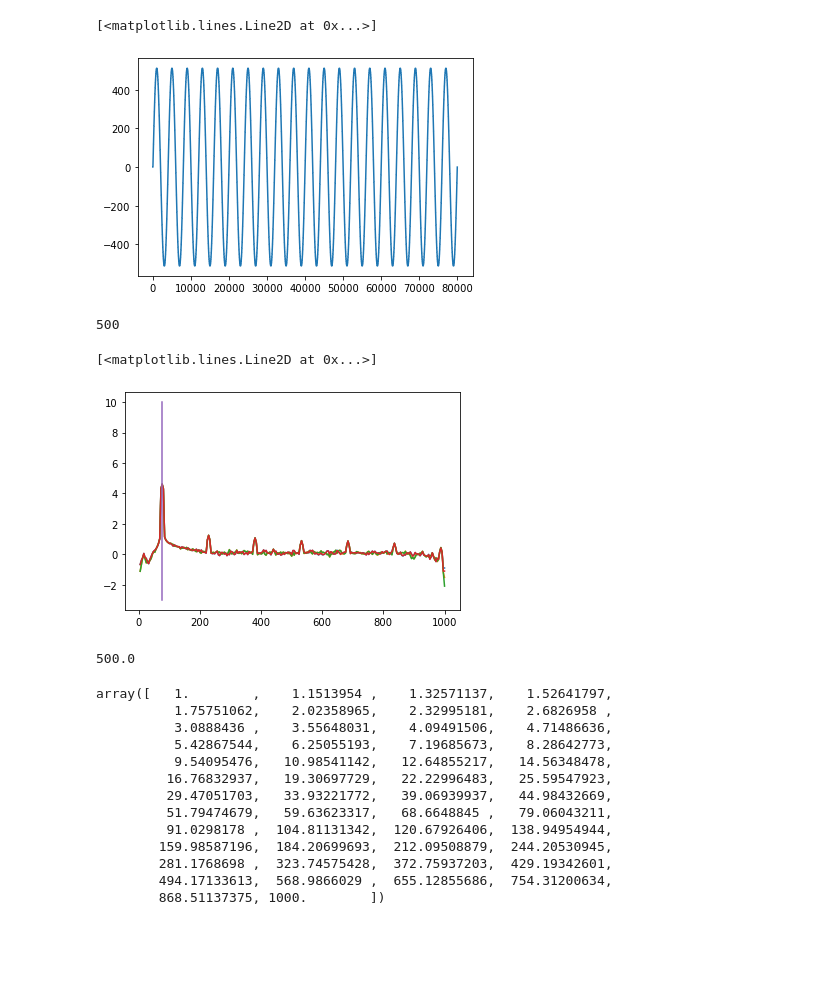
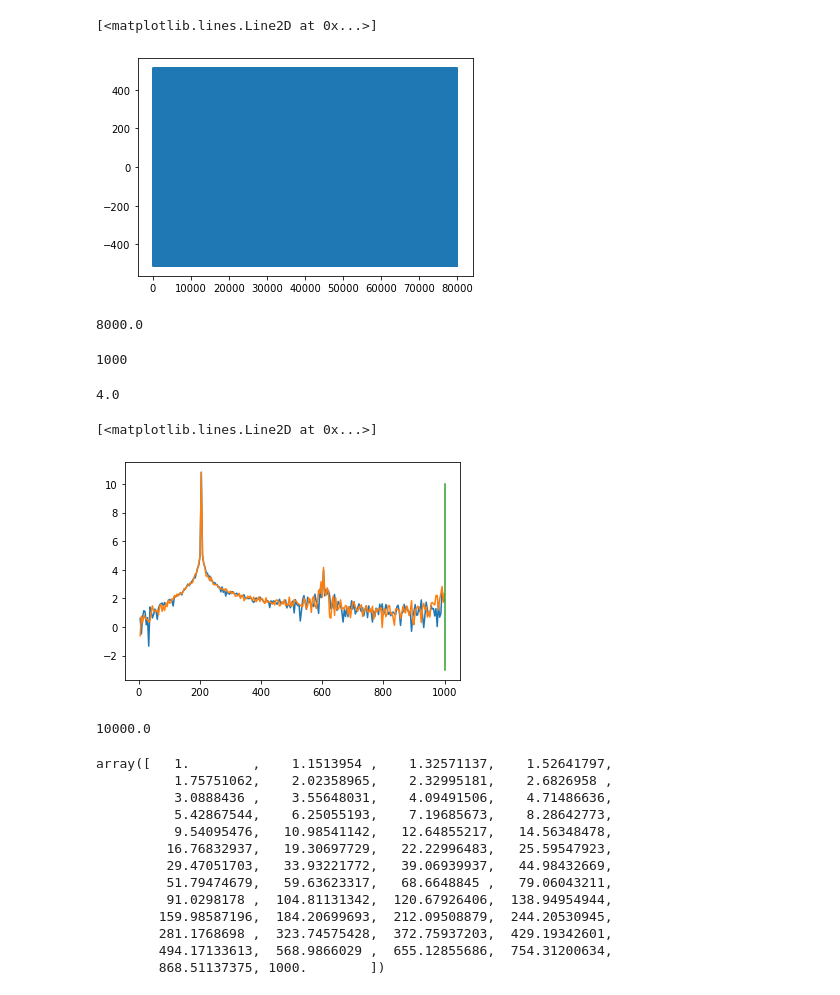
Before and after one commit to open-ephys-plugins/spectrum-viewer, a Jupyter notebook: Resources/Test FFT.ipynb, the cells around one changed output. Saved outputs shown, nothing was run; the diff lists cells and outputs as text; code cells hidden in the pictures; blank space fills up the shorter version.

```diff
--- a/Resources/Test FFT.ipynb
+++ b/Resources/Test FFT.ipynb
@@ -11,13 +11,20 @@ fname = r'C:\Users\joshs\Documents\Open Ephys\DataFiles\continuous\chirps_16_cha
 data = np.memmap(fname, dtype='int16')
 data = np.reshape(data, ((data.size//16, 16)))
 # %%
-plt.plot(data[:,0])
+plt.plot(data[:,-1])
 # %% [output]
 [<matplotlib.lines.Line2D at 0x...>]
-[figure, old version]
+[figure, new version]
+# %%
+40000/5
+# %% [output]
+8000.0
 # %%
 winLen = 0.25
-Fs = 40000 / 20
+downsample_factor = 10
+
+
+Fs = 40000 / downsample_factor
 
 freqStart = 4
 freqEnd = 1000
@@ -32,7 +39,7 @@ nFreqs = int((freqEnd - freqStart) / freqStep) + 1
 
 nfft
 # %% [output]
-500
+1000
 # %%
 hann = np.zeros((nfft,))
 sinWave = np.zeros((nfft,))
@@ -77,50 +86,70 @@ for freq in range(nFreqs):
+# %%
+freqStep
+# %% [output]
+4.0
 # %%
 from scipy.signal import decimate
 
 target_frequencies = np.linspace(10,1000,16)
 
-ch = 1
+ch = 15
 
-for startPt in np.arange(0, 40000, 10000):
 
-    endPt = startPt + 10000 #nfft
+for startPt in np.arange(0, 10001, 10000):
 
-    snip = decimate(data[startPt:endPt, ch], 20, ftype='fir')
+    endPt = startPt + int(nSampWindow * downsample_factor)
+
+    long_snip = data[startPt:endPt, ch]
+    snip = np.zeros((len(long_snip) // downsample_factor,)) #decimate(data[startPt:endPt, ch], 20, ftype='fir')
+
+    dsf = 2
+    for i in range(len(long_snip) // downsample_factor):
+        snip[i] = np.mean(long_snip[i*dsf:i*dsf+dsf])
 
     fftBuffer = fft(snip)
 
     nWindow = Fs * winLen;
 
-    power = np.zeros((nFreqs,))
+    power = np.zeros((nFreqs,nfft))
     p2 = np.zeros((nFreqs,))
     spectrum = np.zeros((nFreqs,nfft))
+    iBuff = np.zeros((nfft,),dtype=np.cdouble)
 
     for freq in range(nFreqs):
 
-        iBuff = np.imag(fftBuffer) * waveletArray[freq]
+        for n in range(nfft):
 
-        complex = np.imag(ifft(iBuff))
+            iBuff[n] = np.imag(fftBuffer[n]) * waveletArray[freq][n]
 
-        spectrum[freq,:] = complex * pow( 2 / nWindow, 0.5) / nfft
+        iBuff = ifft(iBuff)
 
-        power[freq] = np.mean(np.abs(complex[:]))
+        for n in range(nfft):
+
+            complex = np.imag(iBuff[n])
+
+            complex *= pow( 2 / nWindow, 0.5) / nfft
+
+            spectrum[freq,n] = complex
+
+            power[freq,n] = np.abs(spectrum[freq,n])
+
         p2[freq] = np.abs(fftBuffer[freq]) **2
 
     freqs = np.linspace(freqStart, freqEnd, nFreqs)
 
    # pts = np.logspace(0,1000)
 
-    plt.plot(freqs, np.log10(power))
+    plt.plot(freqs, np.log10(p2)) #np.mean(power,1)))
     #plt.semilogy(freqs, p2, 'k')
 
 plt.plot([target_frequencies[ch], target_frequencies[ch]], [-3,10])
 # %% [output]
 [<matplotlib.lines.Line2D at 0x...>]
-[figure, old version]
+[figure, new version]
-# %%
-nWindow
-# %% [output]
-500.0
+# %%
+nSampWindow * downsample_factor
+# %% [output]
+10000.0
 # %%
 np.logspace(0,3)
 # %% [output]
```
Also changed, not shown: parts of 3 cells of this notebook, 7 other files.
